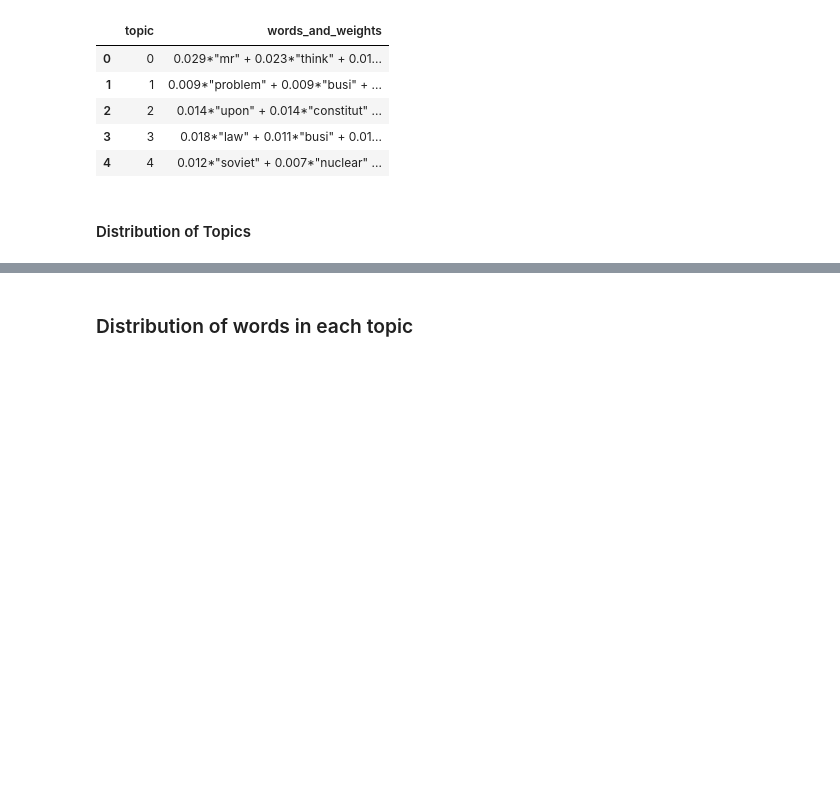
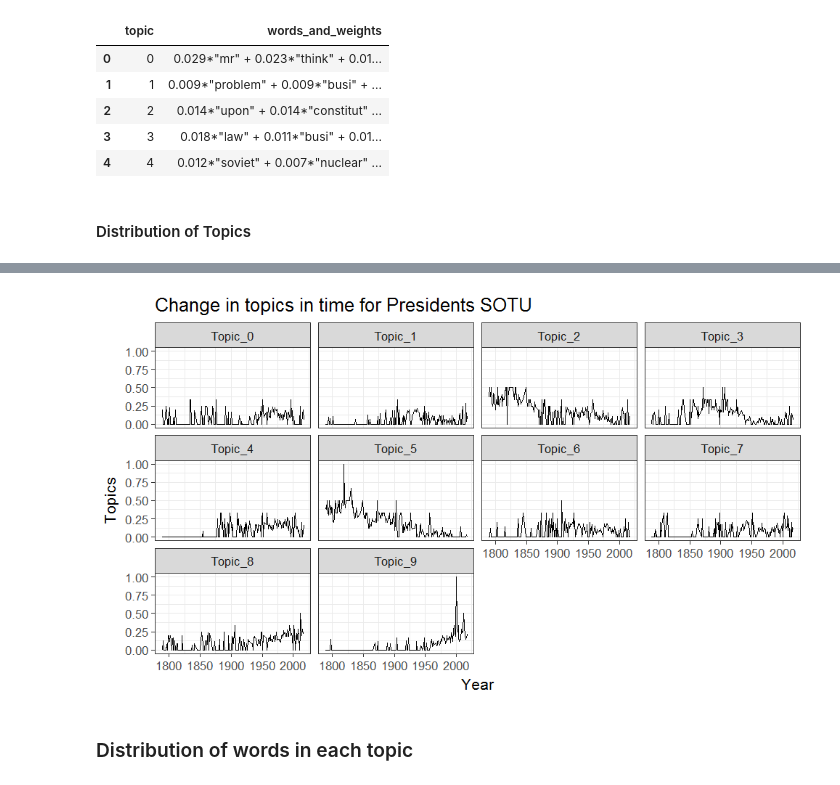
Before and after one commit to p-mckenzie/social-media-analytics, a Jupyter notebook: Assignment_2/HW_2.ipynb, the cells around one changed output, grey strips where cells are left out. Cells and saved outputs as stored; diff of their text form; code cells hidden in the pictures; blank space fills up the shorter version.

```diff
--- a/Assignment_2/HW_2.ipynb
+++ b/Assignment_2/HW_2.ipynb
@@ -152,3 +150,8 @@ df.to_csv("topics_speech.csv")
+# %%
+from IPython.display import Image
+Image(filename="Topics_over_time_perc.png")
+# %% [output]
+[figure, added]
 # %% [markdown]
 ### Distribution of words in each topic
 # %%
```
Also changed, not shown: parts of 11 cells of this notebook.
